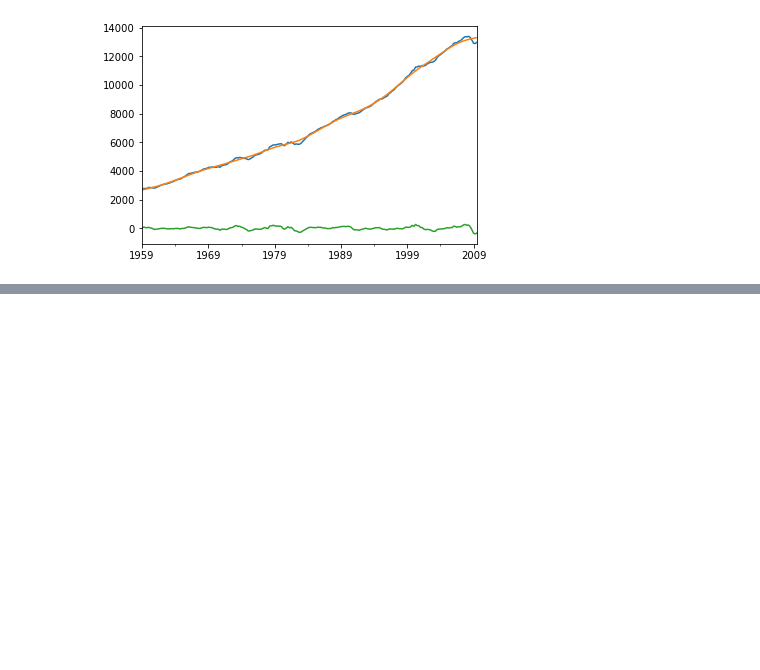
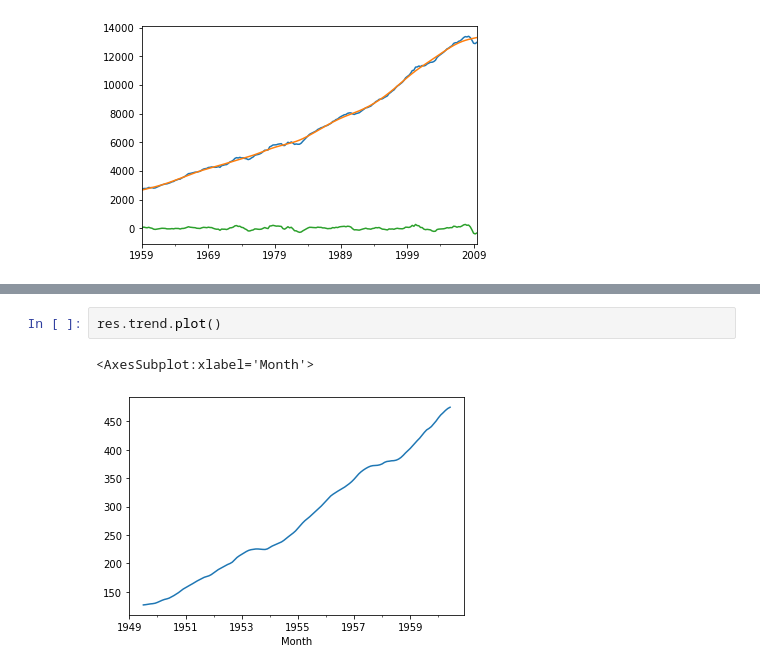
Before and after one commit to B2BDA/TIme_Series_SARIMA_Sales, a Jupyter notebook: Time_Series_Forecasting_Python.ipynb, the cells around one changed output, grey strips where cells are left out. Saved outputs shown, nothing was run; the diff lists cells and outputs as text; blank space fills up the shorter version.

```diff
--- a/Time_Series_Forecasting_Python.ipynb
+++ b/Time_Series_Forecasting_Python.ipynb
@@ -571,0 +616,5 @@ gdp_cyc.plot()
+# %%
+res.trend.plot()
+# %% [output]
+<AxesSubplot:xlabel='Month'>
+[figure, added]
```
Also changed, not shown: parts of 19 cells of this notebook.
